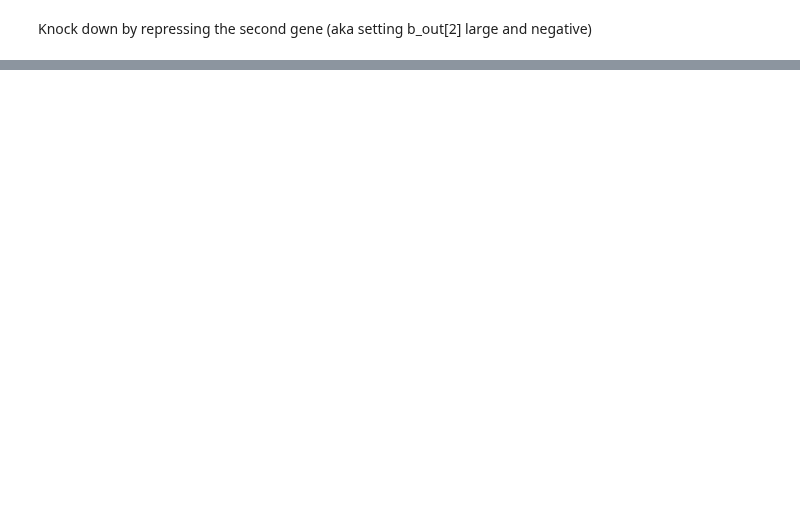
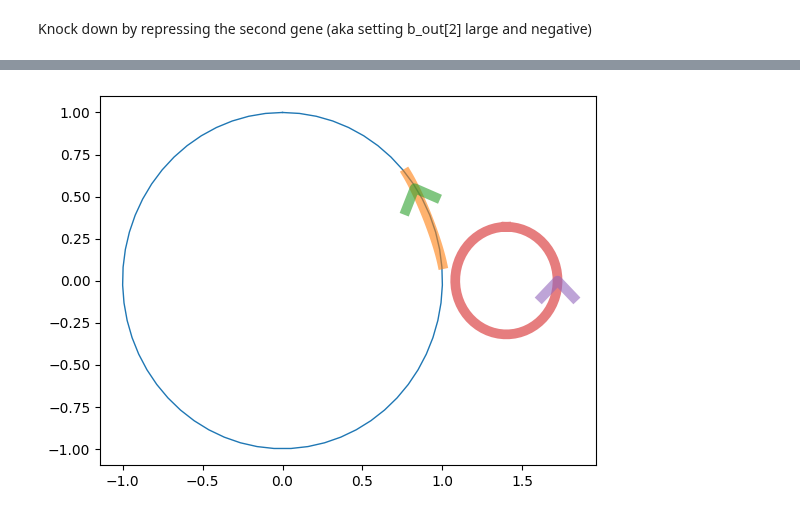
Before and after one commit to elenaquei/BioML, a Jupyter notebook: pictures.ipynb, the cells around one changed output, grey strips where cells are left out. Cells and saved outputs as stored; diff of their text form; code cells hidden in the pictures; blank space fills up the shorter version.

```diff
--- a/pictures.ipynb
+++ b/pictures.ipynb
@@ -203,0 +123,64 @@ plt.show()
+# %%
+def plot_circle(center=[0,0], radius = 1, color = None, linewidth=1.):
+    t= np.linspace(0, 2*np.pi, 60)
+    if color:
+        plt.plot(center[0] + radius * np.sin(t), center[1] + radius * np.cos(t), color = color, linewidth=linewidth)
+    else:
+        plt.plot(center[0] + radius * np.sin(t), center[1] + radius * np.cos(t), linewidth=linewidth)
+# %%
+alpha_const = 0.6
+
+def plot_arch(p1, p2, color=None):
+    # assume p1 and p2 are on the boundary of the circle
+    if all( p1 == p2):
+        self_edge(p1, color = color)
+        return
+    center = (p1 + p2)/2
+    x_radius = p1[0]-center[0]
+    y_radius = p1[1]-center[1]
+    direction = p1 - center
+    radius = np.linalg.norm(direction)
+    direction = direction / radius
+    t_plot = np.linspace(.7, np.pi-.7, 60)
+    perpendicular = np.array([direction[1], -direction[0]])
+    perturbation_x = center[0] + np.cos(t_plot) * radius * direction[0] + 0.15 * np.sin(t_plot) * perpendicular[0] * radius
+    perturbation_y = center[1] + np.cos(t_plot) * radius * direction[1] + 0.15 * np.sin(t_plot) * perpendicular[1] * radius
+
+    middle = center + np.cos(np.pi * 2/3) * direction * radius + 0.15 * np.sin(np.pi  * 2/3) * perpendicular * radius
+    arrow = 0.1 * np.array([-perpendicular + direction, 0*direction, perpendicular + direction]) + middle
+
+    if color is not None:
+        plt.plot(perturbation_x, perturbation_y, linewidth=7.0, color = color, alpha=alpha_const)
+        plt.plot(arrow[:,0], arrow[:,1], linewidth=7.0, color = color,alpha=alpha_const)
+    else:
+        plt.plot(perturbation_x, perturbation_y, linewidth=7.0, alpha=alpha_const)
+        plt.plot(arrow[:,0], arrow[:,1], linewidth=7.0, alpha=alpha_const)
+    return
+
+def self_edge(p, color = None):
+    size = 0.4
+    center = (1+size) * p
+    radius = 0.8 * size * np.linalg.norm(p)
+    t = np.linspace(0, 2*np.pi-0, 60)
+
+    direction = center + radius * center / np.linalg.norm(center)
+    radius_arrow = np.linalg.norm(direction)
+    direction = direction / radius_arrow
+    perpendicular = np.array([direction[1], -direction[0]])
+    middle = center + radius * center / np.linalg.norm(center)
+    arrow = 0.1 * np.array([perpendicular - direction, 0*direction, perpendicular + direction]) + middle
+
+    if color is None:
+        plt.plot(center[0] + radius * np.sin(t), center[1] + radius * np.cos(t), linewidth=7.0, alpha=alpha_const)
+        plt.plot(arrow[:,0], arrow[:,1], linewidth=7.0, alpha=alpha_const)
+    else:
+        plt.plot(center[0] + radius * np.sin(t), center[1] + radius * np.cos(t), linewidth=7.0, color = color, alpha=alpha_const)
+        plt.plot(arrow[:,0], arrow[:,1], linewidth=7.0, color = color,alpha=alpha_const)
+
+    return
+
+plot_circle()
+plot_arch(np.array([1,1])/np.sqrt(2), np.array([1,0.]))
+plot_arch(np.array([1,0.]), np.array([1,0.]))
+# %% [output]
+[figure, added]
```
Also changed, not shown: parts of 21 cells of this notebook, 1 other file.
